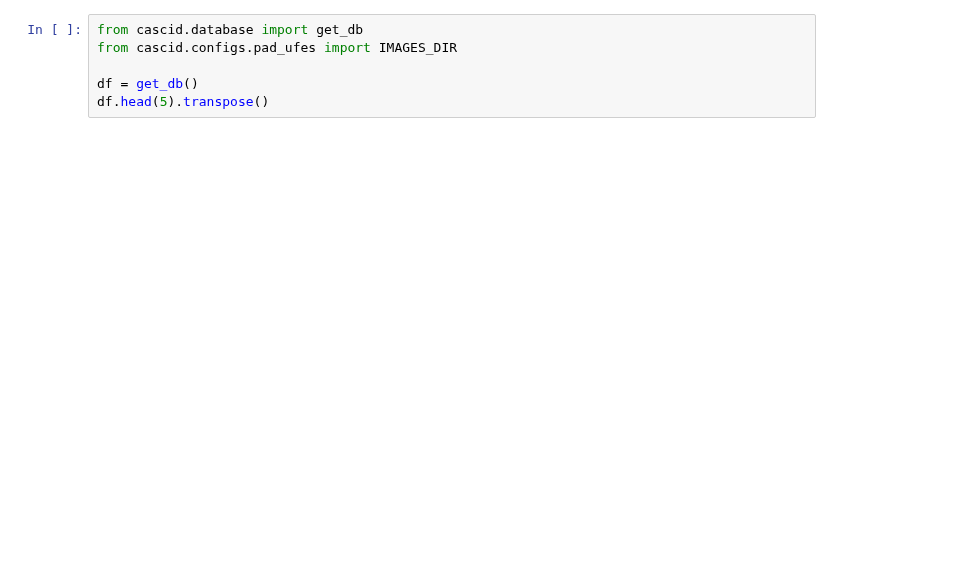
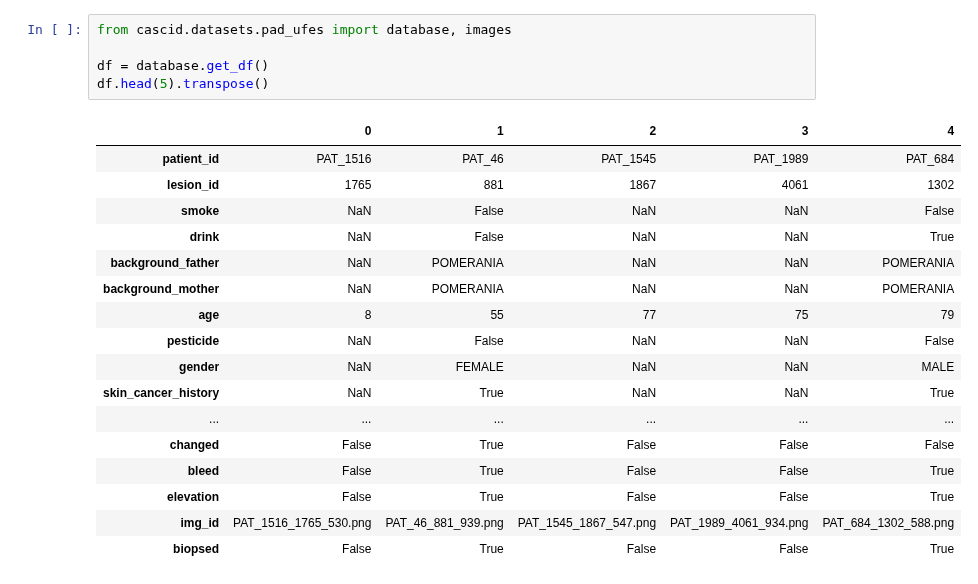
Before and after one commit to CEDipEngineering/ComputerAidedSkinCancerIdentificationAndDiagnosis, a Jupyter notebook: experiments/dip/resnet-geron/resnet.ipynb, the cells around one changed output. Drawn from its saved outputs; the diff is of its cells as text; blank space fills up the shorter version.

```diff
--- a/experiments/dip/resnet-geron/resnet.ipynb
+++ b/experiments/dip/resnet-geron/resnet.ipynb
@@ -70,6 +138,23 @@ model.summary()
 # %%
-from cascid.database import get_db
-from cascid.configs.pad_ufes import IMAGES_DIR
+from cascid.datasets.pad_ufes import database, images
 
-df = get_db()
+df = database.get_df()
 df.head(5).transpose()
+# %% [output]
+|  | 0 | 1 | 2 | 3 | 4 |
+| patient_id | PAT_1516 | PAT_46 | PAT_1545 | PAT_1989 | PAT_684 |
+| lesion_id | 1765 | 881 | 1867 | 4061 | 1302 |
+| smoke | NaN | False | NaN | NaN | False |
+| drink | NaN | False | NaN | NaN | True |
+| background_father | NaN | POMERANIA | NaN | NaN | POMERANIA |
+| background_mother | NaN | POMERANIA | NaN | NaN | POMERANIA |
+| age | 8 | 55 | 77 | 75 | 79 |
+| pesticide | NaN | False | NaN | NaN | False |
+| gender | NaN | FEMALE | NaN | NaN | MALE |
+| skin_cancer_history | NaN | True | NaN | NaN | True |
+| ... | ... | ... | ... | ... | ... |
+| changed | False | True | False | False | False |
+| bleed | False | True | False | False | True |
+| elevation | False | True | False | False | True |
+| img_id | PAT_1516_1765_530.png | PAT_46_881_939.png | PAT_1545_1867_547.png | PAT_1989_4061_934.png | PAT_684_1302_588.png |
+| biopsed | False | True | False | False | True |
```
Also changed, not shown: parts of 15 cells of this notebook.
